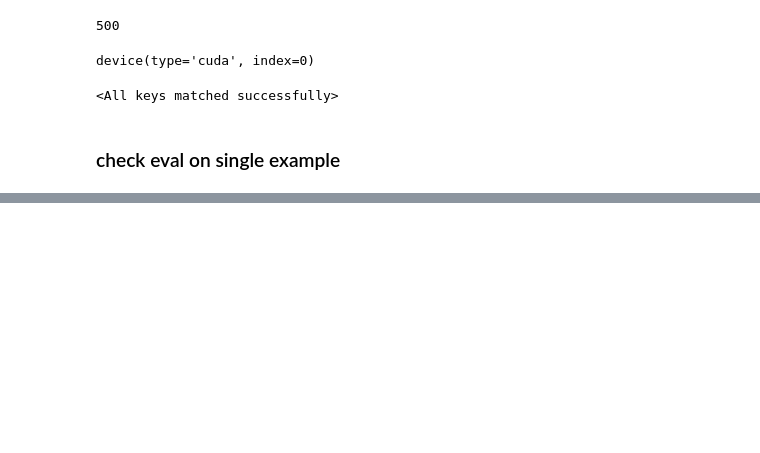
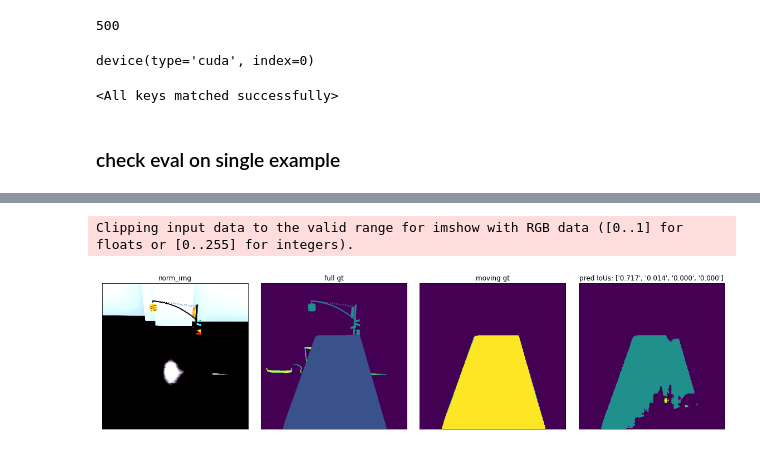
Before and after one commit to neuroailab/blog_ssap, a Jupyter notebook: notebooks/SSAP-eval.ipynb, the cells around one changed output, grey strips where cells are left out. Saved outputs shown, nothing was run; the diff lists cells and outputs as text; code cells hidden in the pictures; blank space fills up the shorter version.

```diff
--- a/notebooks/SSAP-eval.ipynb
+++ b/notebooks/SSAP-eval.ipynb
@@ -32,3 +32,14 @@ from graph_partition import Partition, Edge, greedy_additive, \
 
 def num_parameters(m):
     return sum([np.prod(v.shape) for v in m.parameters()])
+
+def tensor_to_arr(tensor, ex=0):
+    if len(tensor.shape) == 4:
+        tensor = tensor[ex]
+    return tensor.detach().permute(1, 2, 0).cpu().numpy()
+
+def viz(tensor, ex=0):
+    im = tensor_to_arr(tensor, ex)
+    if im.max() > 2.0:
+        im = im / 255.0
+    plt.imshow(im)
@@ -112,0 +330,26 @@ plt.show()
+# %%
+ex = 0
+img, pred, gt, ious, ious_per_obj = val_gt_moving_iou(model, tdw_dataset, ex=ex, val_single=False)
+_, _, gt_moving = tdw_dataset[ex]
+fig, axes = plt.subplots(1,4,figsize=(16,4))
+
+axes[0].imshow(tensor_to_arr(img))
+axes[1].imshow(tensor_to_arr(gt))
+axes[2].imshow(tensor_to_arr(gt_moving[None,::2,::2]))
+axes[3].imshow(tensor_to_arr(pred))
+
+titles = ['norm_img', 'full gt', 'moving gt', "pred IoUs: %s" % ["%.3f" % v for v in list(ious_per_obj[0])]]
+for i, ax in enumerate(axes):
+    ax.set_xticks([])
+    ax.set_yticks([])
+    ax.set_title(titles[i], fontsize=12)
+
+# viz(pred[ex][None])
+# plt.title("IOUs: %s" % ["%.3f" % v for v in list(ious_per_obj[0])])
+# plt.show()
+# viz(gt[ex][None])
+plt.tight_layout()
+plt.show()
+# %% [output]
+Clipping input data to the valid range for imshow with RGB data ([0..1] for floats or [0..255] for integers).
+[figure, added]
```
Also changed, not shown: parts of 18 cells of this notebook, 5 other files.
